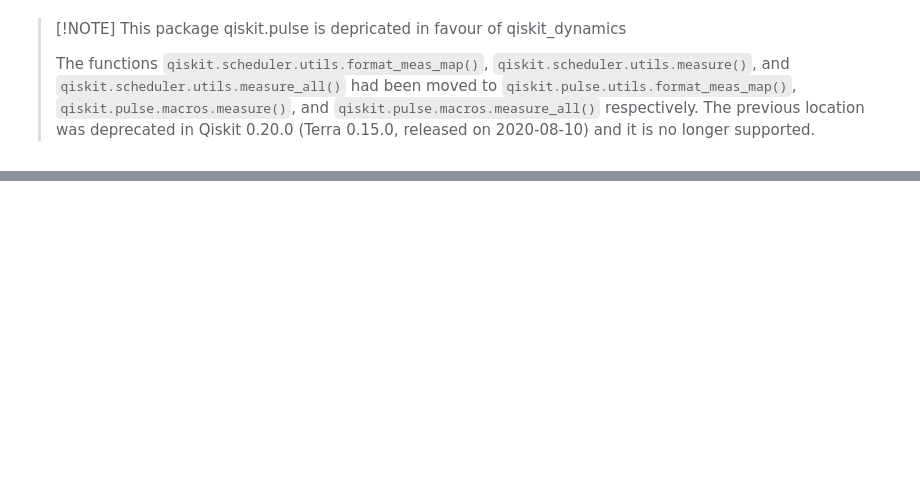
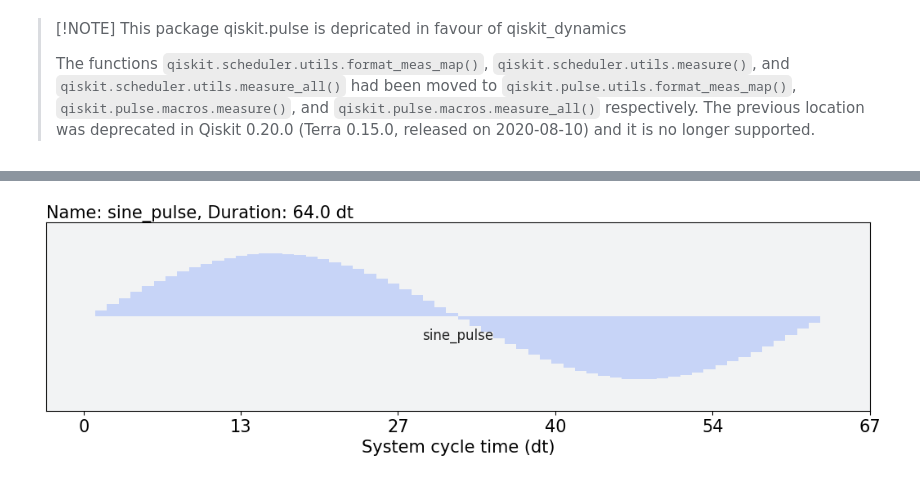
Before and after one commit to dipankardas011/Quantum-Coding, a Jupyter notebook: pulse-schedules.ipynb, the cells around one changed output, grey strips where cells are left out. Saved outputs shown, nothing was run; the diff lists cells and outputs as text; code cells hidden in the pictures; blank space fills up the shorter version.

Commit message:
learning about pulse
used gaussian sq pulse and also what all channels are there

Signed-off-by: Dipankar Das <65275144+dipankardas011@users.noreply.github.com>

```diff
--- a/pulse-schedules.ipynb
+++ b/pulse-schedules.ipynb
@@ -16,0 +25,2 @@ In essence, the Acquire instruction performs the following steps:
+# %%
+x = np.linspace(start=0, stop=2*np.pi, num=64)
@@ -16,0 +43,2 @@ In essence, the Acquire instruction performs the following steps:
+# %%
+data = np.sin(x)
@@ -16,0 +64,5 @@ In essence, the Acquire instruction performs the following steps:
+# %%
+sample = Waveform(samples=data, name="sine_pulse")
+sample.draw()
+# %% [output]
+[figure, added]
```
Also changed, not shown: parts of 7 cells of this notebook.
